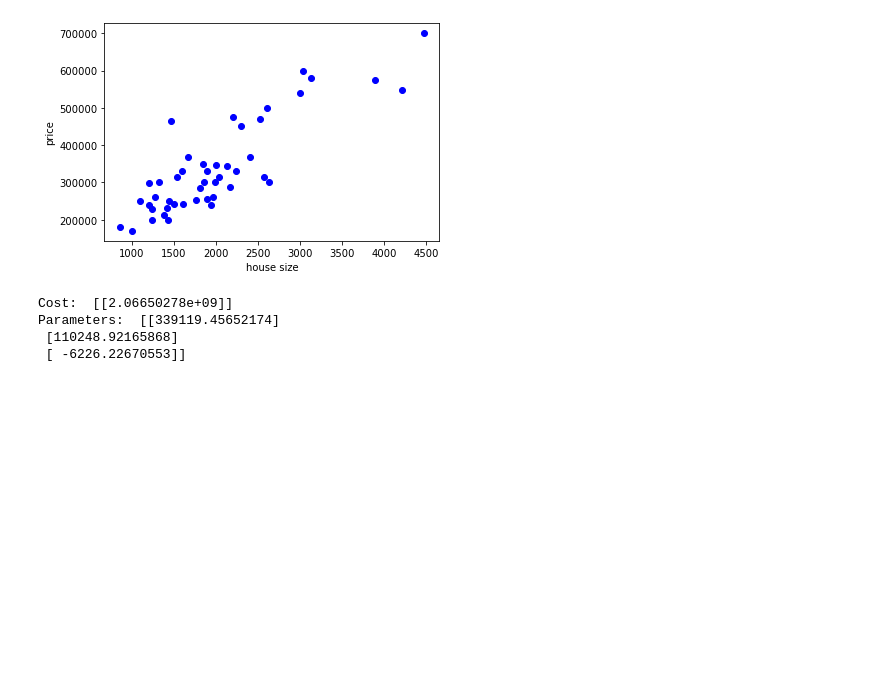
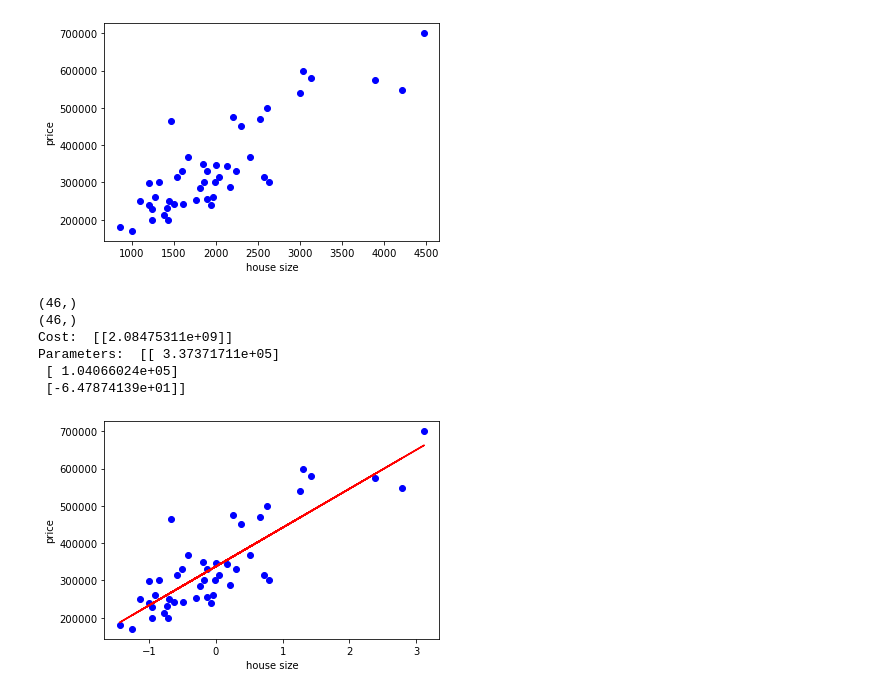
Before and after one commit to sachdevavaibhav/MachineLearning, a Jupyter notebook: LinearRegression/LinearRegression.ipynb, the cells around one changed output. Drawn from its saved outputs; the diff is of its cells as text; code cells hidden in the pictures; blank space fills up the shorter version.

Commit message:
plotted straight line with data points

```diff
--- a/LinearRegression/LinearRegression.ipynb
+++ b/LinearRegression/LinearRegression.ipynb
@@ -44,30 +44,48 @@ def cost_function(X, T, Y):
 # %%
 def gradient_descent(X, Y, Th, learning_rate=0.1, epochs=10):
     m = X.shape[0]
+    J_all = []
     for i in range(epochs):
         H_X = hypothesis(X, Th)
         cost_ = (np.matmul((H_X-Y).T, X))*(1/m)
+#         print(cost_.shape)
 #         print("Before", Th)
-        Th = Th - cost_.T
+        Th = Th - (learning_rate)*cost_.T
 #         print("Inside:", cost_)
-    return Th
+        J_all.append(cost_function(X, Th, Y))
+    return Th, J_all
 # %%
 X, Y = load_data('./house_price_data.txt')
 Y = np.reshape(Y, (46,1))
 X = np.hstack((np.ones((X.shape[0],1)), X))
+print(X[:,1].shape)
+print(Y[:,0].shape)
 theta = np.zeros((X.shape[1], 1))
 learning_rate = 0.1
-num_epochs = 200
-theta = gradient_descent(X, Y, theta, learning_rate, num_epochs)
+num_epochs = 50
+theta,J_all = gradient_descent(X, Y, theta, learning_rate, num_epochs)
 J = cost_function(X, theta, Y)
 print("Cost: ", J)
 print("Parameters: ", theta)
+# print(J_all)
+# Lubear Regression Line
+plt.xlabel('house size')
+plt.ylabel('price')
+plt.plot(X[:,1], Y[:,0], 'bo')
+mean = np.mean(X[:,1])
+std_devH = np.std(X[:,1])
+X[:,1] = (X[:,1]-mean)/(std_devH)
+plt.plot(X[:,1],(X[:,1]*theta[1]+theta[0]),'-r')
+plt.show()
 # %% [output]
 [figure]
-Cost:  [[2.06650278e+09]]
-Parameters:  [[339119.45652174]
- [110248.92165868]
- [ -6226.22670553]]
+(46,)
+(46,)
+Cost:  [[2.08475311e+09]]
+Parameters:  [[ 3.37371711e+05]
+ [ 1.04066024e+05]
+ [-6.47874139e+01]]
+[figure, added]
 # %%
 # Cost:  [[2.06669066e+09]]
 # Parameters:  [[339110.44903458]
```
Also changed, not shown: parts of 2 cells of this notebook, 1 other file.
